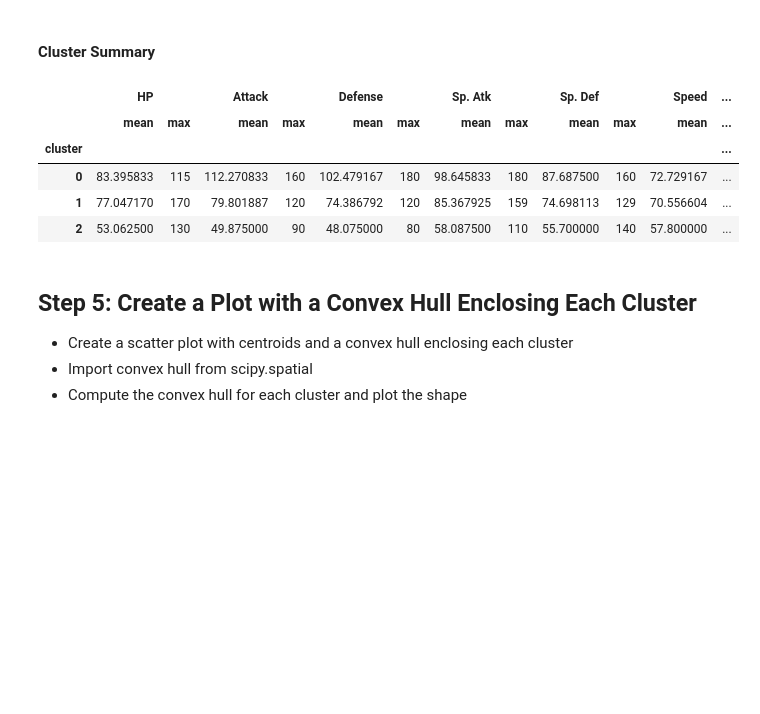
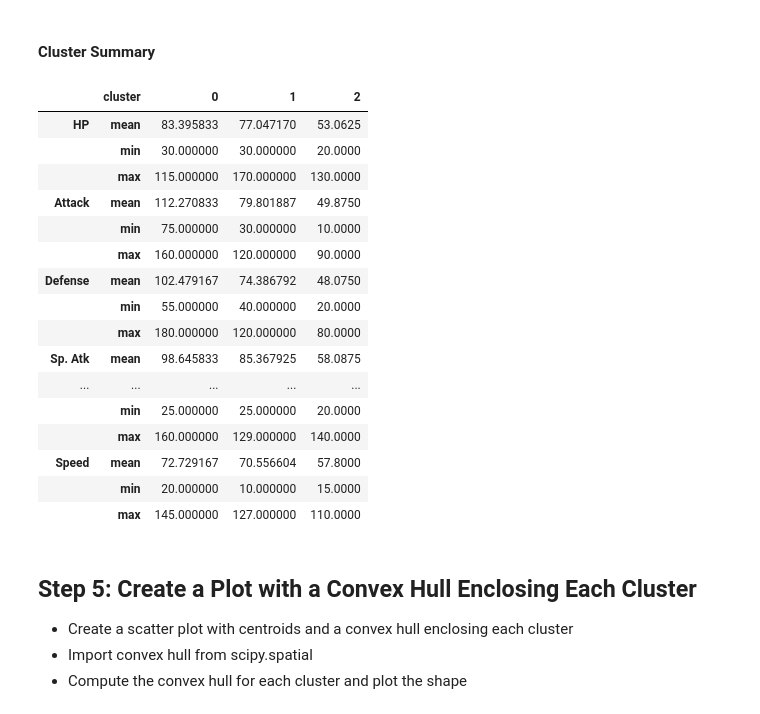
Before and after one commit to BasselD/ai-ml-training, a Jupyter notebook: 04_machine_learning/unsupervised_learning/kmeans_analysis_visualization.ipynb, the cells around one changed output. Saved outputs shown, nothing was run; the diff lists cells and outputs as text; code cells hidden in the pictures; blank space fills up the shorter version.

```diff
--- a/04_machine_learning/unsupervised_learning/kmeans_analysis_visualization.ipynb
+++ b/04_machine_learning/unsupervised_learning/kmeans_analysis_visualization.ipynb
@@ -171,14 +171,25 @@ Index(['Name', 'Total', 'HP', 'Attack', 'Defense', 'Sp. Atk', 'Sp. Def',
 #### Cluster Summary
 # %%
 df.groupby(['cluster'])[['HP', 'Attack', 'Defense', 'Sp. Atk', 'Sp. Def',
-       'Speed']].agg(['mean','max'])
+       'Speed']].agg(['mean','min','max']).T
 # %% [output]
-|  | HP |  | Attack |  | Defense |  | Sp. Atk |  | Sp. Def |  | Speed | ... |
-|  | mean | max | mean | max | mean | max | mean | max | mean | max | mean | ... |
-| cluster |  |  |  |  |  |  |  |  |  |  |  | ... |
-| 0 | 83.395833 | 115 | 112.270833 | 160 | 102.479167 | 180 | 98.645833 | 180 | 87.687500 | 160 | 72.729167 | ... |
-| 1 | 77.047170 | 170 | 79.801887 | 120 | 74.386792 | 120 | 85.367925 | 159 | 74.698113 | 129 | 70.556604 | ... |
-| 2 | 53.062500 | 130 | 49.875000 | 90 | 48.075000 | 80 | 58.087500 | 110 | 55.700000 | 140 | 57.800000 | ... |
+|  | cluster | 0 | 1 | 2 |
+| HP | mean | 83.395833 | 77.047170 | 53.0625 |
+|  | min | 30.000000 | 30.000000 | 20.0000 |
+|  | max | 115.000000 | 170.000000 | 130.0000 |
+| Attack | mean | 112.270833 | 79.801887 | 49.8750 |
+|  | min | 75.000000 | 30.000000 | 10.0000 |
+|  | max | 160.000000 | 120.000000 | 90.0000 |
+| Defense | mean | 102.479167 | 74.386792 | 48.0750 |
+|  | min | 55.000000 | 40.000000 | 20.0000 |
+|  | max | 180.000000 | 120.000000 | 80.0000 |
+| Sp. Atk | mean | 98.645833 | 85.367925 | 58.0875 |
+| ... | ... | ... | ... | ... |
+|  | min | 25.000000 | 25.000000 | 20.0000 |
+|  | max | 160.000000 | 129.000000 | 140.0000 |
+| Speed | mean | 72.729167 | 70.556604 | 57.8000 |
+|  | min | 20.000000 | 10.000000 | 15.0000 |
+|  | max | 145.000000 | 127.000000 | 110.0000 |
 # %% [markdown]
 
 ## Step 5: Create a Plot with a Convex Hull Enclosing Each Cluster
```
Also changed, not shown: parts of 1 cell of this notebook, 1 other file.
